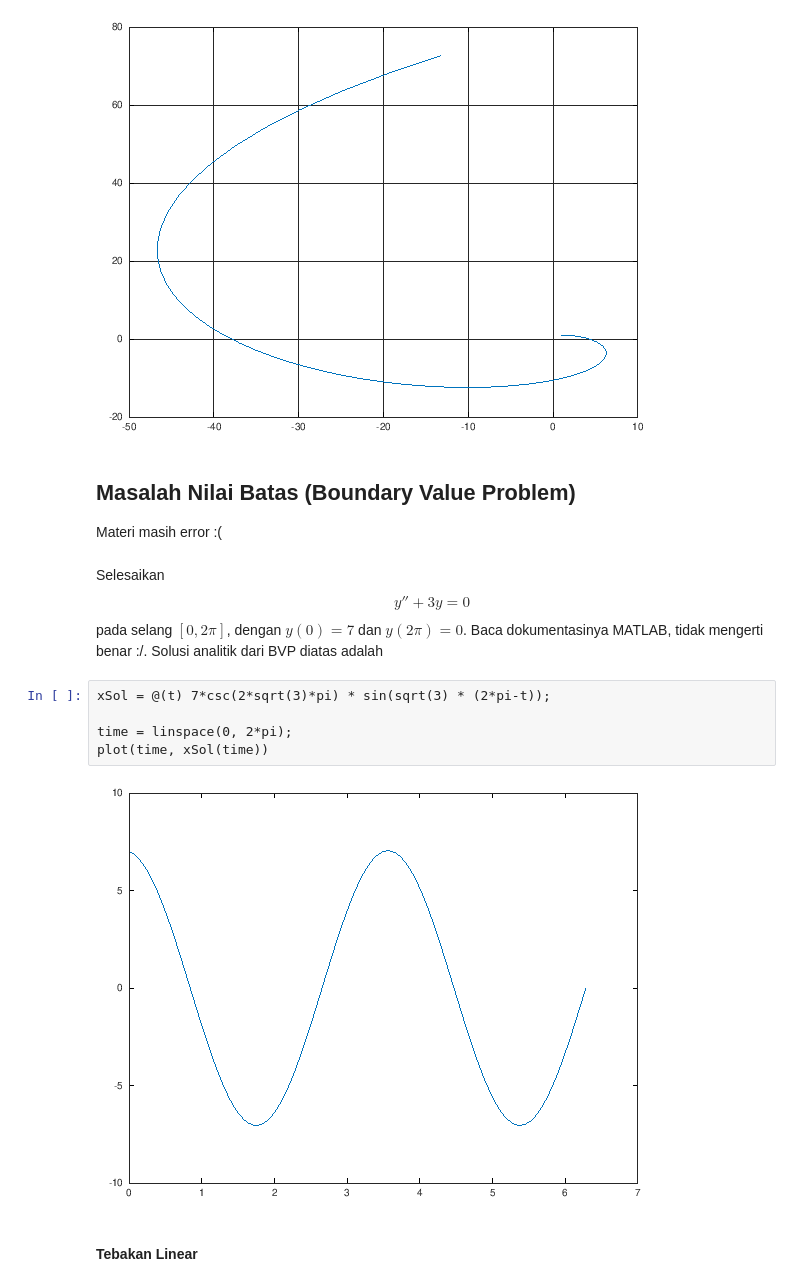
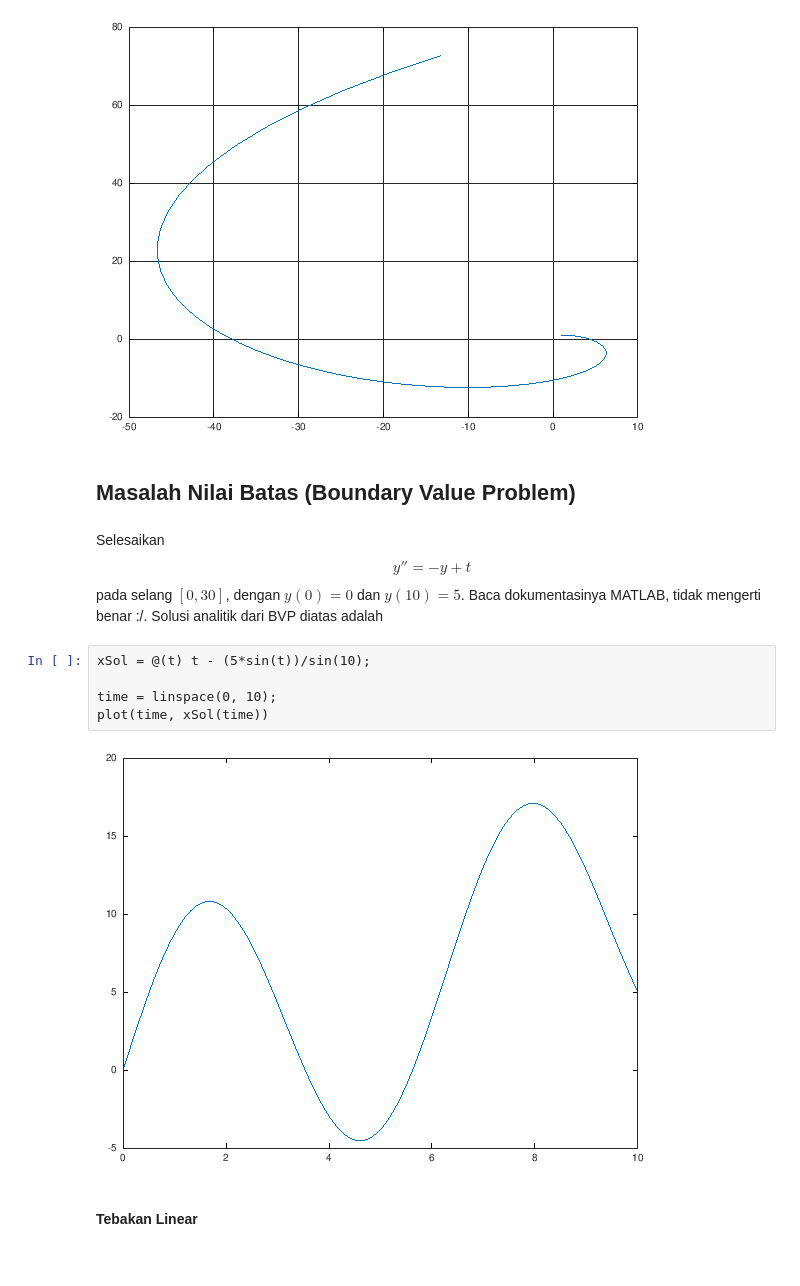
Before and after one commit to kekavigi/eksperimen, a Jupyter notebook: materi tutorial/Matematika Numerik - Octave/7 Penyelesaian Persamaan Diferensial.ipynb, the cells around one changed output. Saved outputs shown, nothing was run; the diff lists cells and outputs as text.

```diff
--- a/materi tutorial/Matematika Numerik - Octave/7 Penyelesaian Persamaan Diferensial.ipynb
+++ b/materi tutorial/Matematika Numerik - Octave/7 Penyelesaian Persamaan Diferensial.ipynb
@@ -364,19 +364,17 @@ grid on
 [figure]
 # %% [markdown]
 ## Masalah Nilai Batas (Boundary Value Problem)
-
-Materi masih error :(
 # %% [markdown]
 Selesaikan
-$$y'' + 3y = 0$$
-pada selang $[0, 2\pi]$, dengan $y(0)=7$ dan $y(2\pi)=0$. Baca dokumentasinya MATLAB, tidak mengerti benar :/. Solusi analitik dari BVP diatas adalah
+$$y'' = -y + t$$
+pada selang $[0, 30]$, dengan $y(0)=0$ dan $y(10)=5$. Baca dokumentasinya MATLAB, tidak mengerti benar :/. Solusi analitik dari BVP diatas adalah
 # %%
-xSol = @(t) 7*csc(2*sqrt(3)*pi) * sin(sqrt(3) * (2*pi-t));
+xSol = @(t) t - (5*sin(t))/sin(10);
 
-time = linspace(0, 2*pi);
+time = linspace(0, 10);
 plot(time, xSol(time))
 # %% [output]
-[figure, old version]
+[figure, new version]
 # %% [markdown]
 #### Tebakan Linear
 # %% [markdown]
```
Also changed, not shown: parts of 7 cells of this notebook, 1 other file.
